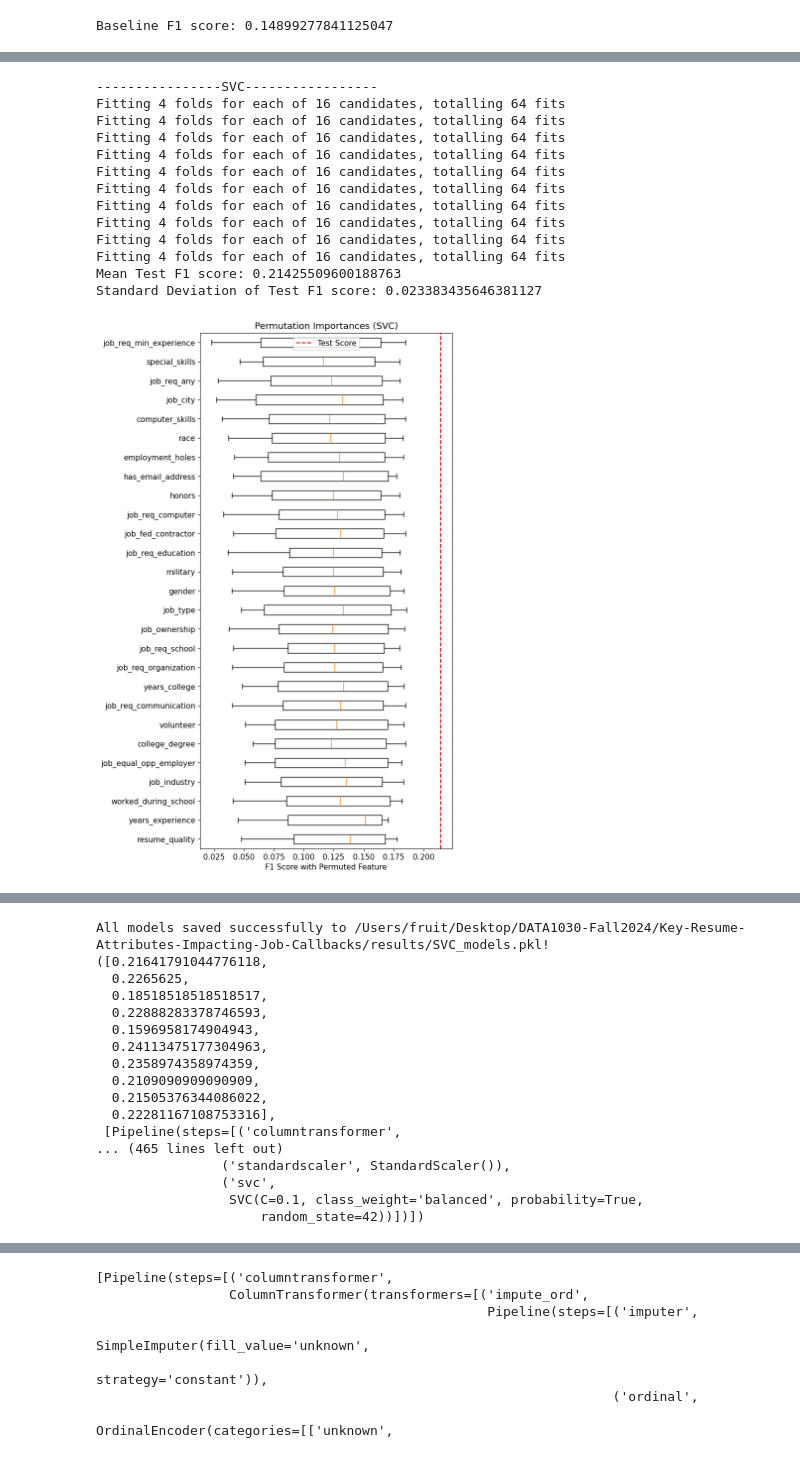
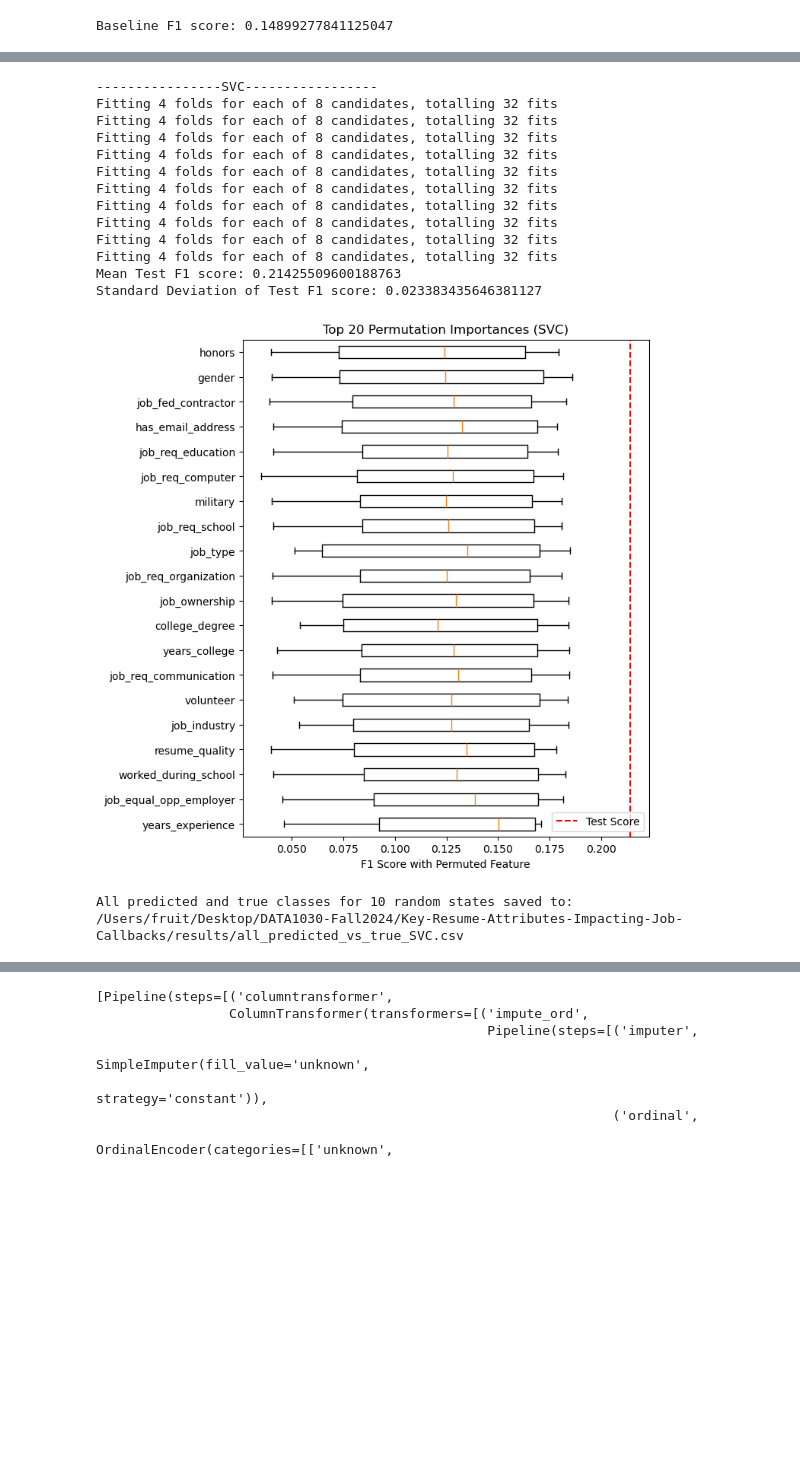
Before and after one commit to anyfruit/Key-Resume-Attributes-Impacting-Job-Callbacks, a Jupyter notebook: src/DATA1030Project.ipynb, the cells around one changed output, grey strips where cells are left out. Saved outputs shown, nothing was run; the diff lists cells and outputs as text; code cells hidden in the pictures; blank space fills up the shorter version.

```diff
--- a/src/DATA1030Project.ipynb
+++ b/src/DATA1030Project.ipynb
@@ -1010,29 +1144,29 @@ All models saved successfully to /Users/fruit/Desktop/DATA1030-Fall2024/Key-Resu
 # %%
 param_grid_svc = {
     'svc__C': [0.01, 0.1, 1, 10],  # Regularization parameter
-    'svc__gamma': ['scale', 'auto'],  # Kernel coefficient
     'svc__class_weight': ['balanced', None]  # Adjust weights for class imbalance
 }
 
 # Initialize the SVC classifier
 svc_clf = SVC(probability=True, random_state=42)
 
 # Run the pipeline with SVC
 print("----------------SVC-----------------")
 svc_model = MLpipe_KFold_Accuracy(X, y, ML_algo=svc_clf, param_grid=param_grid_svc)
 pprint(svc_model)
 # %% [output]
 ----------------SVC-----------------
-Fitting 4 folds for each of 16 candidates, totalling 64 fits
-Fitting 4 folds for each of 16 candidates, totalling 64 fits
-Fitting 4 folds for each of 16 candidates, totalling 64 fits
-Fitting 4 folds for each of 16 candidates, totalling 64 fits
-Fitting 4 folds for each of 16 candidates, totalling 64 fits
-Fitting 4 folds for each of 16 candidates, totalling 64 fits
-Fitting 4 folds for each of 16 candidates, totalling 64 fits
-Fitting 4 folds for each of 16 candidates, totalling 64 fits
-Fitting 4 folds for each of 16 candidates, totalling 64 fits
-Fitting 4 folds for each of 16 candidates, totalling 64 fits
+Fitting 4 folds for each of 8 candidates, totalling 32 fits
+Fitting 4 folds for each of 8 candidates, totalling 32 fits
+Fitting 4 folds for each of 8 candidates, totalling 32 fits
+Fitting 4 folds for each of 8 candidates, totalling 32 fits
+Fitting 4 folds for each of 8 candidates, totalling 32 fits
+Fitting 4 folds for each of 8 candidates, totalling 32 fits
+Fitting 4 folds for each of 8 candidates, totalling 32 fits
+Fitting 4 folds for each of 8 candidates, totalling 32 fits
+Fitting 4 folds for each of 8 candidates, totalling 32 fits
+Fitting 4 folds for each of 8 candidates, totalling 32 fits
 Mean Test F1 score: 0.21425509600188763
 Standard Deviation of Test F1 score: 0.023383435646381127
-[figure, old version]
+[figure, new version]
+All predicted and true classes for 10 random states saved to: /Users/fruit/Desktop/DATA1030-Fall2024/Key-Resume-Attributes-Impacting-Job-Callbacks/results/all_predicted_vs_true_SVC.csv
@@ -1040,17 +1173,0 @@ Standard Deviation of Test F1 score: 0.023383435646381127
-All models saved successfully to /Users/fruit/Desktop/DATA1030-Fall2024/Key-Resume-Attributes-Impacting-Job-Callbacks/results/SVC_models.pkl!
-([0.21641791044776118,
-  0.2265625,
-  0.18518518518518517,
-  0.22888283378746593,
-  0.1596958174904943,
-  0.24113475177304963,
-  0.2358974358974359,
-  0.2109090909090909,
-  0.21505376344086022,
-  0.22281167108753316],
- [Pipeline(steps=[('columntransformer',
-... (465 lines left out)
-                ('standardscaler', StandardScaler()),
-                ('svc',
-                 SVC(C=0.1, class_weight='balanced', probability=True,
-                     random_state=42))])])
```
Also changed, not shown: parts of 15 cells of this notebook, 15 other files.
